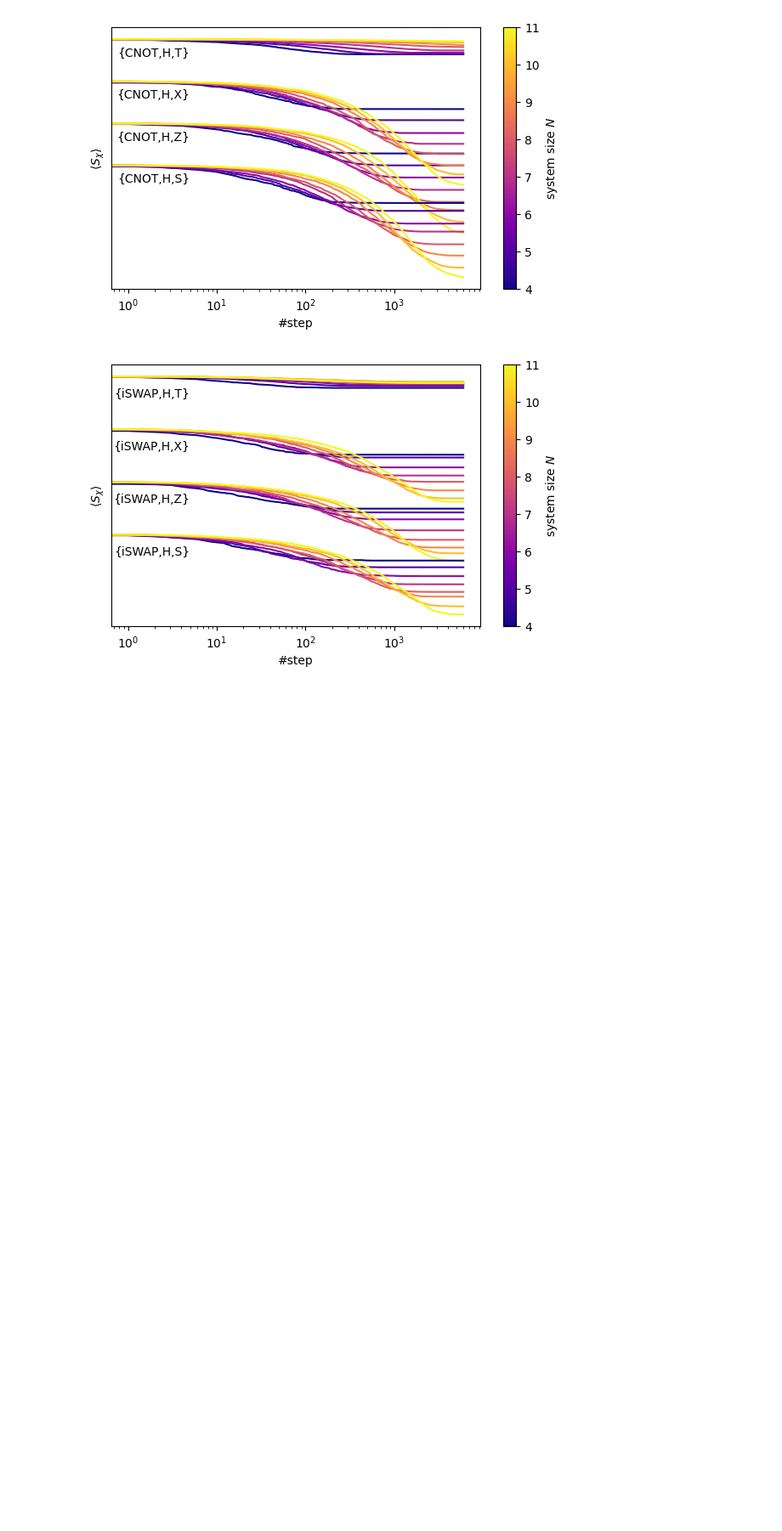
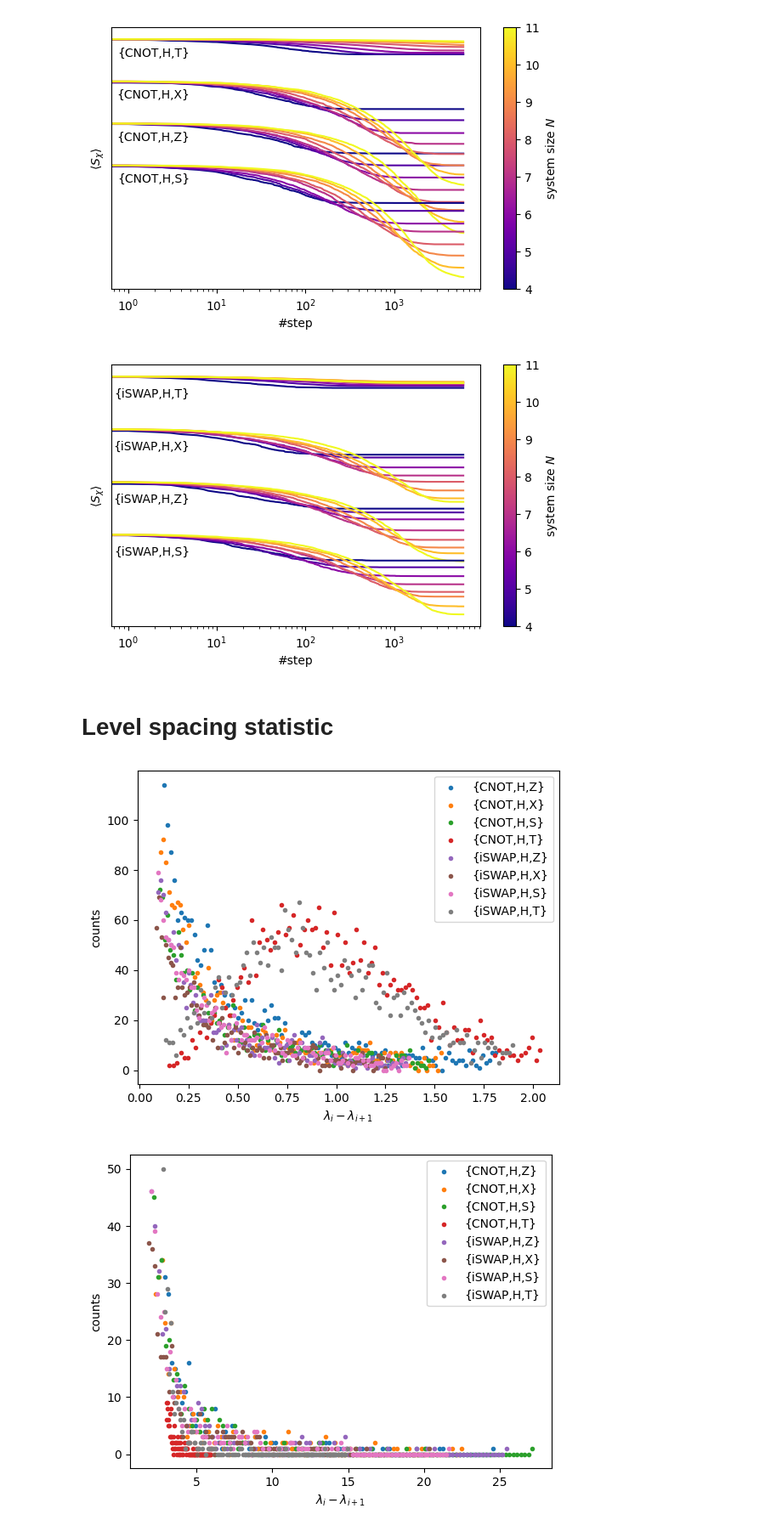
Before and after one commit to HendrikKuehne/entanglement_cooling, a Jupyter notebook: plotting.ipynb, the cells around one changed output. Shown at 85% size. Cells and saved outputs as stored; diff of their text form; code cells hidden in the pictures; blank space fills up the shorter version.

Commit message:
many many many plots

```diff
--- a/plotting.ipynb
+++ b/plotting.ipynb
@@ -177,3 +283,36 @@ therm_speed_plot(therm_data_iSWAP,fname="_iSWAP",savefig=True)
 # %% [output]
 [figure]
 [figure]
+# %% [markdown]
+# Level spacing statistic
+# %%
+nWires = 11
+plot_level_spacing(
+    [dataset for dataset in therm_data_CNOT + therm_data_iSWAP if dataset["heating"]["nWires"] == nWires],
+    minval=0.0007,
+    cutoff=0.015,
+    nBins=100,
+    fname="_CNOT+iSWAP",
+    savefig=True,
+)
+plot_level_spacing(
+    [dataset for dataset in therm_data_CNOT if dataset["heating"]["nWires"] == nWires],
+    minval=0.0007,
+    cutoff=0.015,
+    nBins=100,
+    fname="_CNOT",
+    fit=True,
+    savefig=True,
+)
+plot_level_spacing(
+    [dataset for dataset in therm_data_iSWAP if dataset["heating"]["nWires"] == nWires],
+    minval=0.0007,
+    cutoff=0.015,
+    nBins=100,
+    fname="_iSWAP",
+    fit=True,
+    savefig=True,
+)
+# %% [output]
+[figure, added]
+[figure, added]
```
Also changed, not shown: parts of 3 cells of this notebook, 25 other files.
